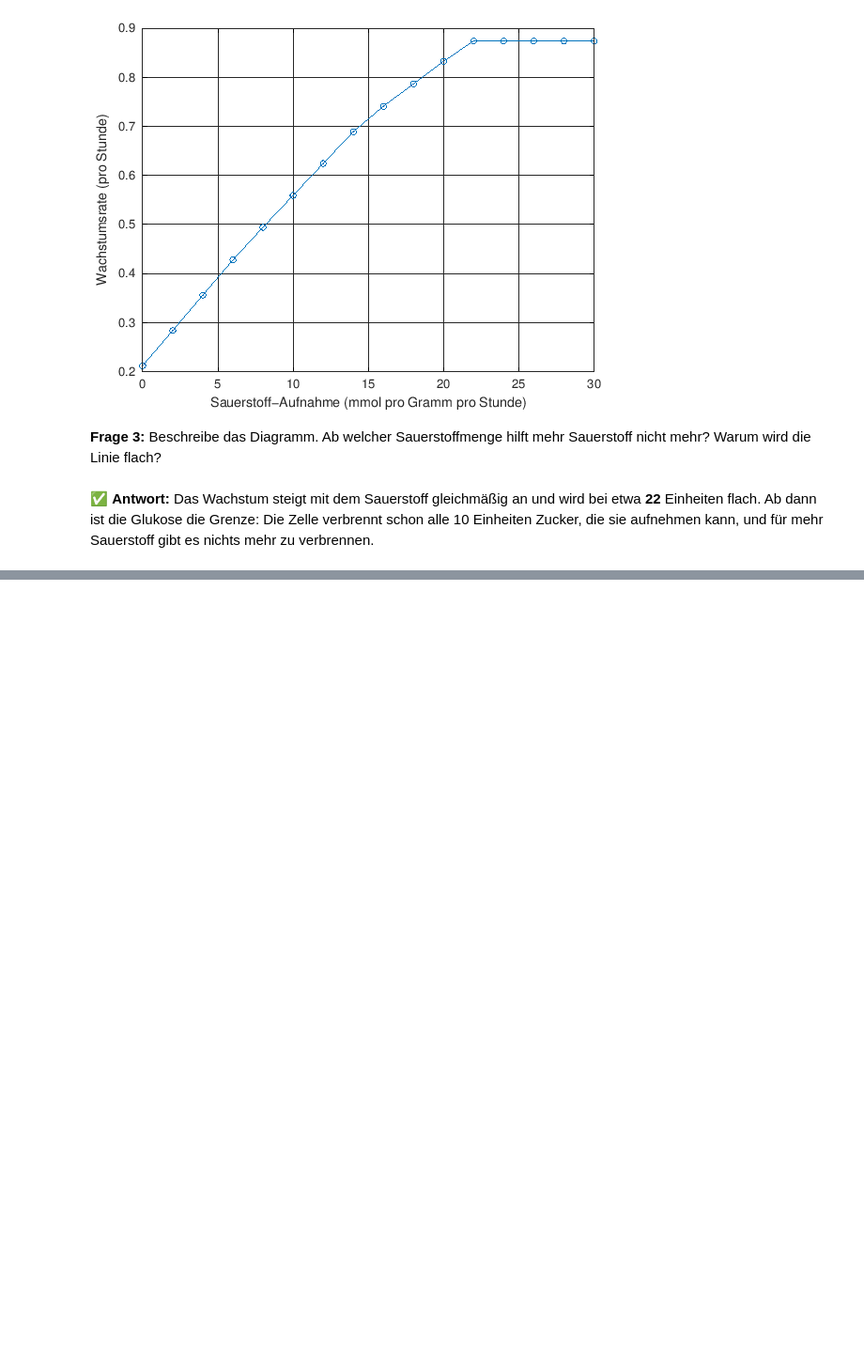
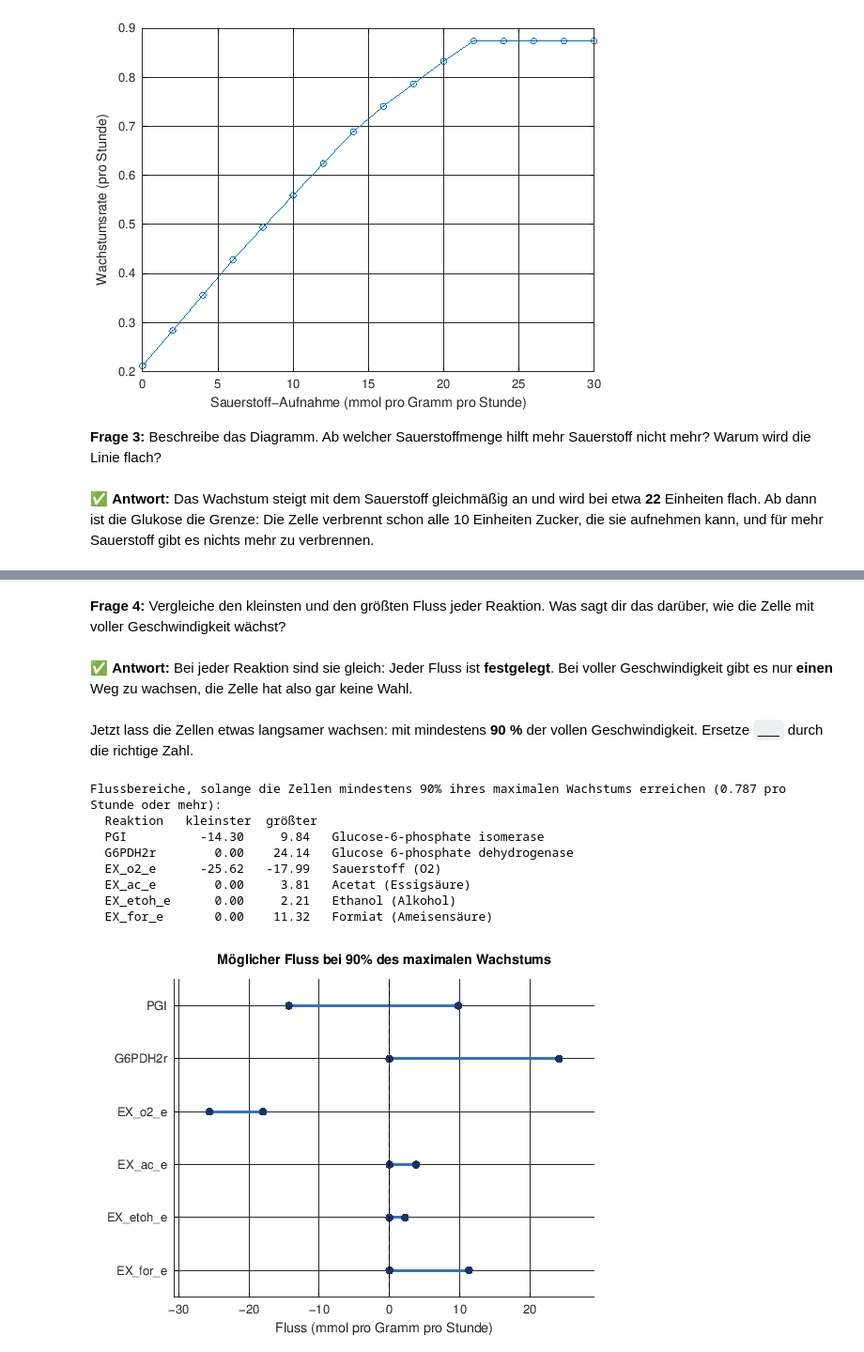
Before and after one commit to Waterkers/flux-analysis-intro, a Jupyter notebook: teacher/solutions/de/02_exercise_oxygen.ipynb, the cells around one changed output, grey strips where cells are left out. Shown at 94% size. Drawn from its saved outputs; the diff is of its cells as text; code cells hidden in the pictures; blank space fills up the shorter version.

```diff
--- a/teacher/solutions/de/02_exercise_oxygen.ipynb
+++ b/teacher/solutions/de/02_exercise_oxygen.ipynb
@@ -90,0 +105,18 @@ grid on
+# %% [markdown]
+**Frage 4:** Vergleiche den kleinsten und den größten Fluss jeder Reaktion. Was sagt dir das darüber, wie die Zelle mit voller Geschwindigkeit wächst?
+# %% [markdown]
+✅ **Antwort:** Bei jeder Reaktion sind sie gleich: Jeder Fluss ist **festgelegt**. Bei voller Geschwindigkeit gibt es nur **einen** Weg zu wachsen, die Zelle hat also gar keine Wahl.
+# %% [markdown]
+Jetzt lass die Zellen etwas langsamer wachsen: mit mindestens **90 %** der vollen Geschwindigkeit. Ersetze `___` durch die richtige Zahl.
+# %%
+showFluxRange(model_air, 90, reactions);
+# %% [output]
+Flussbereiche, solange die Zellen mindestens 90% ihres maximalen Wachstums erreichen (0.787 pro Stunde oder mehr):
+  Reaktion   kleinster  größter
+  PGI          -14.30     9.84   Glucose-6-phosphate isomerase
+  G6PDH2r        0.00    24.14   Glucose 6-phosphate dehydrogenase
+  EX_o2_e      -25.62   -17.99   Sauerstoff (O2)
+  EX_ac_e        0.00     3.81   Acetat (Essigsäure)
+  EX_etoh_e      0.00     2.21   Ethanol (Alkohol)
+  EX_for_e       0.00    11.32   Formiat (Ameisensäure)
+[figure, added]
```
Also changed, not shown: parts of 11 cells of this notebook, 16 other files.
